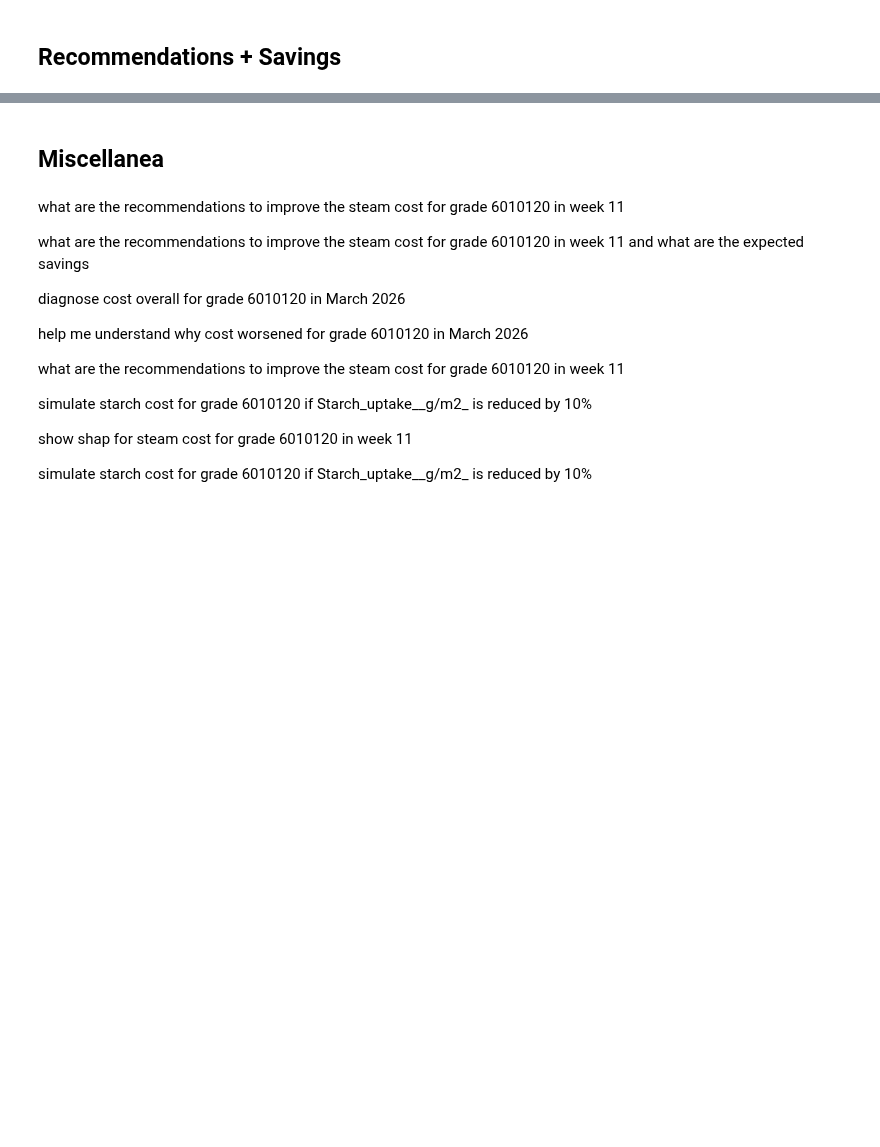
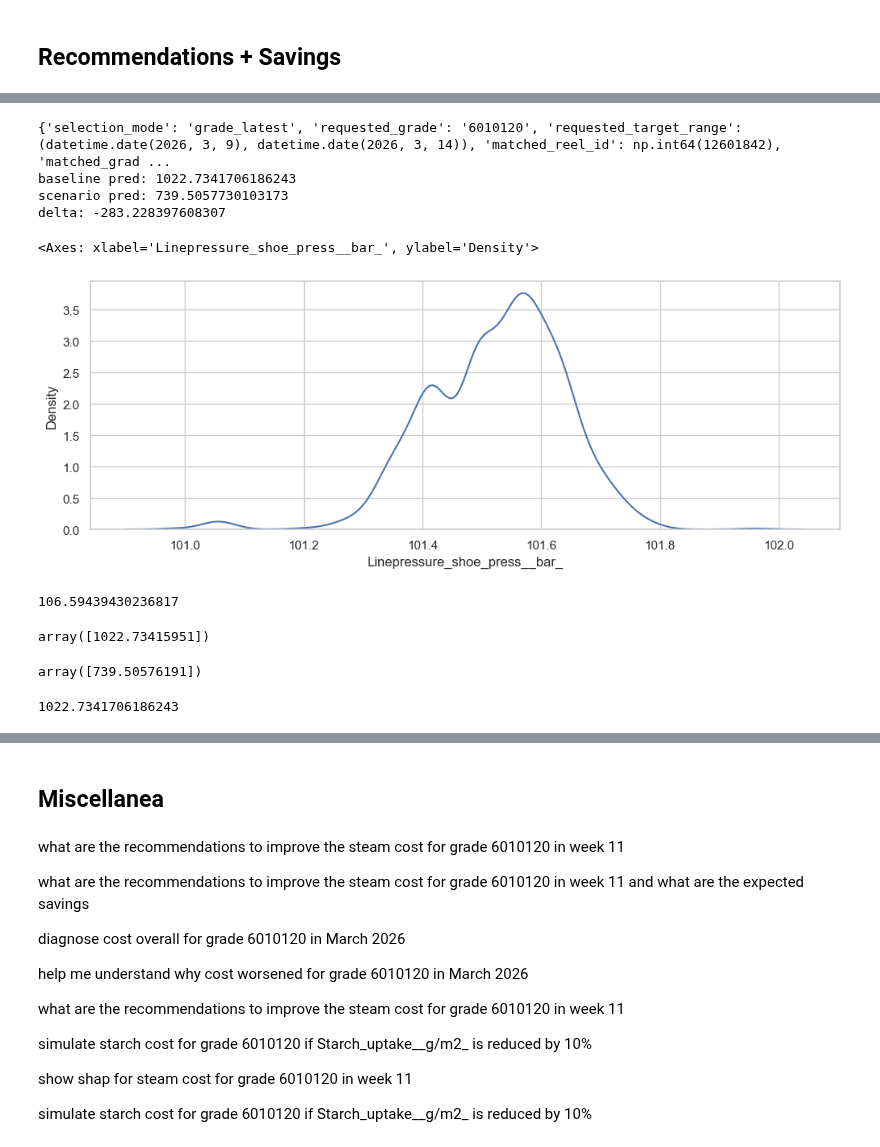
Before and after one commit to Miggon-dev/costimiser2, a Jupyter notebook: ai_process_analyst.ipynb, the cells around one changed output, grey strips where cells are left out. Cells and saved outputs as stored; diff of their text form; code cells hidden in the pictures; blank space fills up the shorter version.

```diff
--- a/ai_process_analyst.ipynb
+++ b/ai_process_analyst.ipynb
@@ -1699,0 +1784,48 @@ out = ar.answer(q)
+# %%
+from datetime import date
+import scenario_tools as st
+
+ref = st.get_reference_turnup(
+    grade="6010120",
+    target_range=(date(2026, 3, 9), date(2026, 3, 14)),
+)
+
+row = ref["row"].copy()
+print(ref["reference"])
+
+cost_fn, feature_fn, resolved_component = st._resolve_cost_component("steam")
+
+baseline_series = row.iloc[0]
+baseline_pred = float(cost_fn(baseline_series))
+print("baseline pred:", baseline_pred)
+
+row2 = row.copy()
+old = float(row2.iloc[0]["Linepressure_shoe_press__bar_"])
+row2.iloc[0, row2.columns.get_loc("Linepressure_shoe_press__bar_")] = old * 1.01
+
+scenario_series = row2.iloc[0]
+scenario_pred = float(cost_fn(scenario_series))
+print("scenario pred:", scenario_pred)
+print("delta:", scenario_pred - baseline_pred)
+# %% [output]
+{'selection_mode': 'grade_latest', 'requested_grade': '6010120', 'requested_target_range': (datetime.date(2026, 3, 9), datetime.date(2026, 3, 14)), 'matched_reel_id': np.int64(12601842), 'matched_grad ...
+baseline pred: 1022.7341706186243
+scenario pred: 739.5057730103173
+delta: -283.228397608307
+# %%
+sns.kdeplot(data=turnup_data[turnup_data.AB_Grade_ID=="6010120"], x="Linepressure_shoe_press__bar_")
+# %% [output]
+<Axes: xlabel='Linepressure_shoe_press__bar_', ylabel='Density'>
+[figure, added]
+# %%
+old * 1.05
+# %% [output]
+106.59439430236817
+# %%
+steam_model.predict(row)
+# %% [output]
+array([1022.73415951])
+# %%
+steam_model.predict(row2)
+# %% [output]
+array([739.50576191])
@@ -1699,0 +1834,4 @@ out = ar.answer(q)
+# %%
+float(cost_fn(baseline_series))
+# %% [output]
+1022.7341706186243
```
Also changed, not shown: parts of 17 cells of this notebook, 5 other files.
